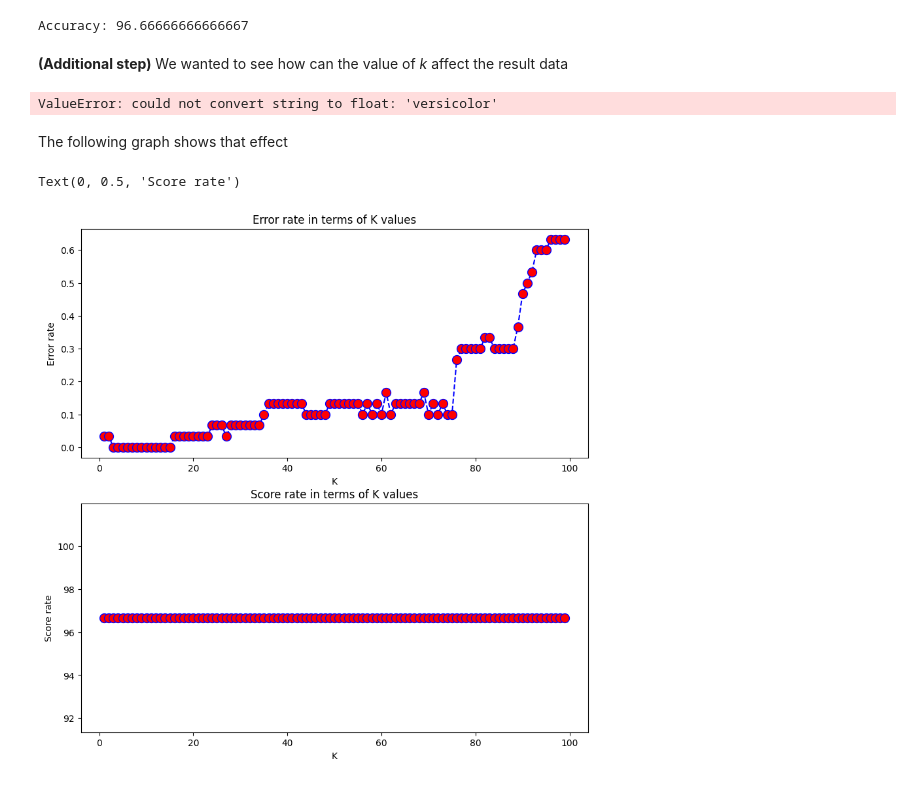
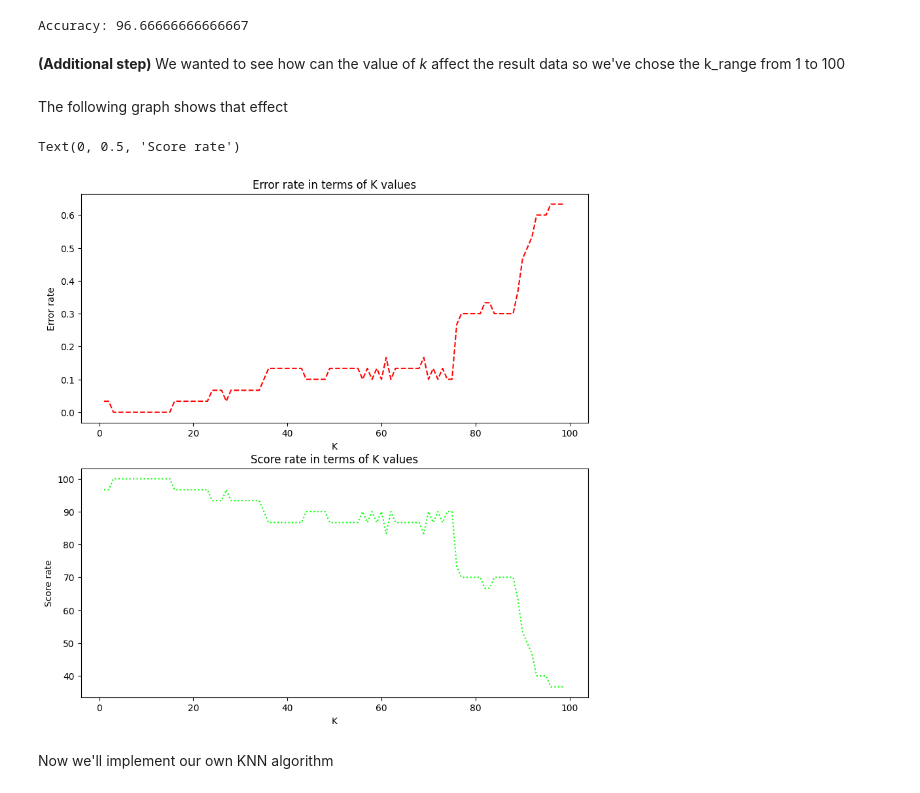
Before and after one commit to Feriel080/fdmia, a Jupyter notebook: knn_algorithm.ipynb, the cells around one changed output. Saved outputs shown, nothing was run; the diff lists cells and outputs as text; code cells hidden in the pictures.

```diff
--- a/knn_algorithm.ipynb
+++ b/knn_algorithm.ipynb
@@ -80,7 +80,7 @@ print("Accuracy:",model.score(X_test,y_test)*100)
 # %% [output]
 Accuracy: 96.66666666666667
 # %% [markdown]
-**(Additional step)** We wanted to see how can the value of _k_ affect the result data
+**(Additional step)** We wanted to see how can the value of _k_ affect the result data so we've chose the k_range from 1 to 100
 # %%
 import numpy as np
 
@@ -93,29 +93,29 @@ for i in k_range:
     KNN.fit(X_train,y_train)
     pred_i = KNN.predict(X_test)
     error_rate.append(np.mean(pred_i != y_test))
-    accurarcy_rate.append(KNN.score(pred_i,y_test)*100)
+    accurarcy_rate.append(KNN.score(X_test,y_test)*100)
-# %% [output]
-ValueError: could not convert string to float: 'versicolor'
 # %% [markdown]
 The following graph shows that effect
 # %%
 import matplotlib.pyplot as plt
 
 plt.figure(figsize=(10,10))
 
 # The error rate plot
 plt.subplot(2,1,1)
-plt.plot(k_range,error_rate,color='blue', linestyle='dashed', marker='o', markerfacecolor='red', markersize=10)
+plt.plot(k_range,error_rate,color='red', linestyle='dashed', markersize=5)
 plt.title("Error rate in terms of K values")
 plt.xlabel('K')
 plt.ylabel("Error rate")
 
 # The score rate plot
 plt.subplot(2,1,2)
-plt.plot(k_range,accurarcy_rate,color='blue', linestyle='dashed', marker='o', markerfacecolor='red', markersize=10)
+plt.plot(k_range,accurarcy_rate,color='lime', linestyle=':', markersize=5)
 plt.title("Score rate in terms of K values")
 plt.xlabel('K')
 plt.ylabel("Score rate")
 # %% [output]
 Text(0, 0.5, 'Score rate')
-[figure, old version]
+[figure, new version]
+# %% [markdown]
+Now we'll implement our own KNN algorithm
```
Also changed, not shown: parts of 1 cell of this notebook.
